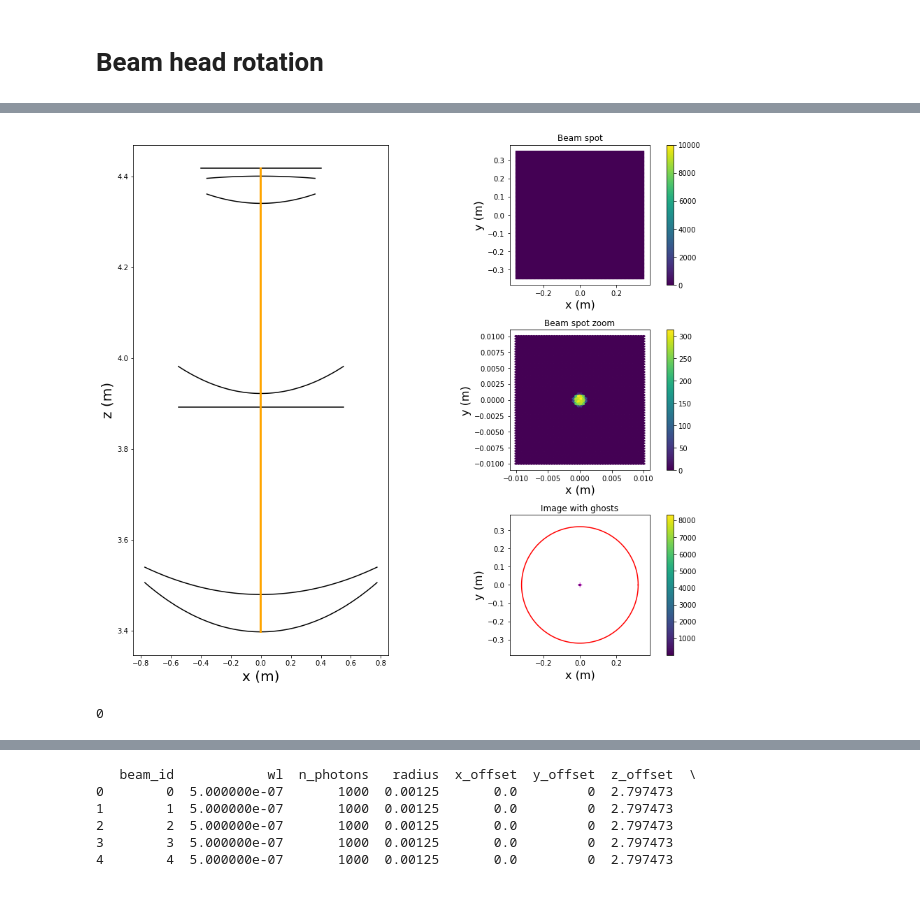
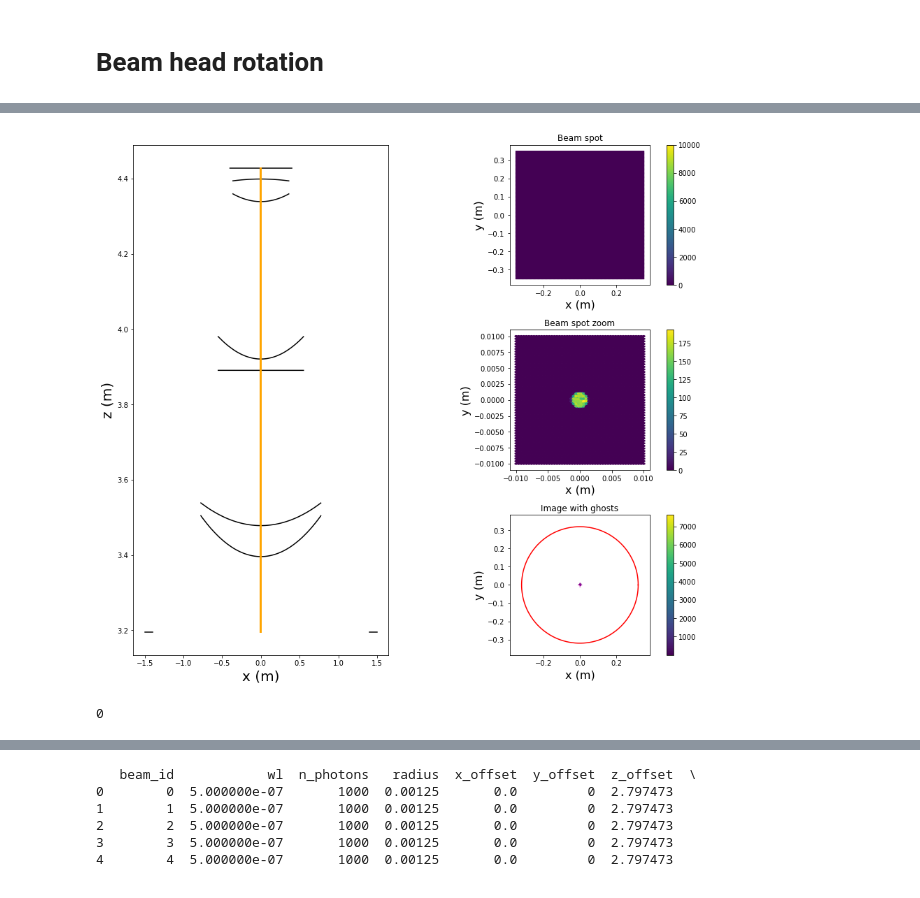
Before and after one commit to lsst-camera-dh/ghosts, a Jupyter notebook: notebooks/LSST_CCOB_beam_head_rotation.ipynb, the cells around one changed output, grey strips where cells are left out. Drawn from its saved outputs; the diff is of its cells as text; code cells hidden in the pictures.

```diff
--- a/notebooks/LSST_CCOB_beam_head_rotation.ipynb
+++ b/notebooks/LSST_CCOB_beam_head_rotation.ipynb
@@ -38,8 +38,8 @@ plt.rcParams['font.size']=16
 # %%
 # Second CCOB like geometry, i.e. lenses + filters
 #telescope = batoid.Optic.fromYaml("../data/LSST_CCOB_r_with_filter.yaml")
-#telescope = batoid.Optic.fromYaml("../data/LSST_CCOB_r.yaml")
-telescope = batoid.Optic.fromYaml("../data/LSST_CCOB_r_v0_no_filter.yaml")
+telescope = batoid.Optic.fromYaml("../data/LSST_CCOB_r.yaml")
+#telescope = batoid.Optic.fromYaml("../data/LSST_CCOB_r_v0_no_filter.yaml")
 
 # Make refractive interfaces partially reflective
 # Call on current telescope, smart coating is [lens, filter, camera]
@@ -110,7 +86,7 @@ Maximum bin content is 8328.9860
 # check that the beam correctly points toward center after rotation
 center = copy.deepcopy(BEAM_CONFIG_0)
 center['n_photons'] = 10000
-test_beam = config_from_angles(center, u=0, b=0)
+test_beam = beam.rotate_config_to_ub(center, u=0, b=0)
 
 # Run simulation with standard beam config
 trace_full, r_forward, r_reverse, rays = simulator.run_simulation(telescope, beam_config=test_beam)
@@ -127,4 +117,4 @@ Maximum bin content is 8328.9895
-[figure, old version]
+[figure, new version]
 0
 # %%
 # Check that U=0, B rotates the Y axis, B>0 -> +X
```
Also changed, not shown: parts of 8 cells of this notebook.
